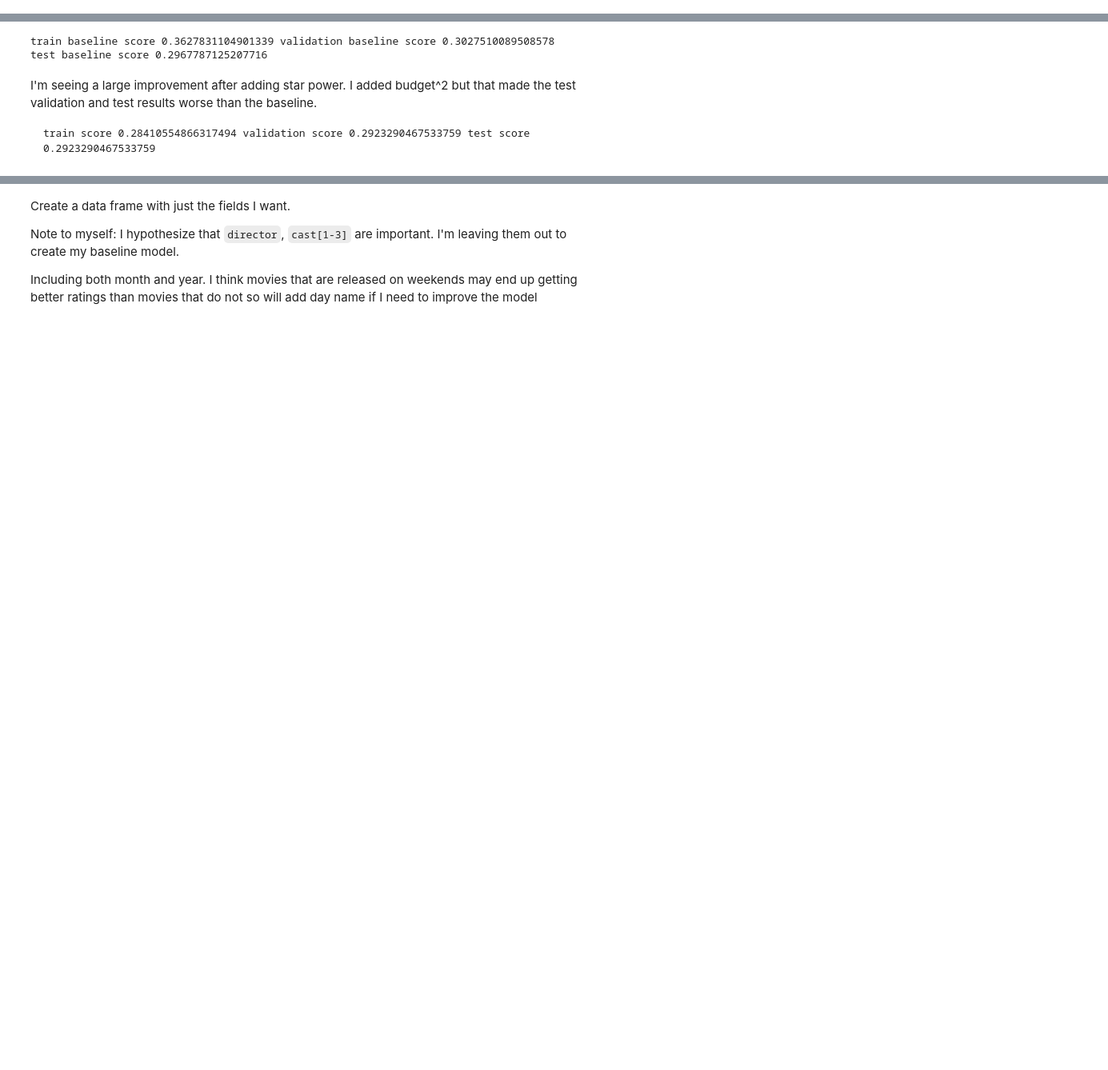
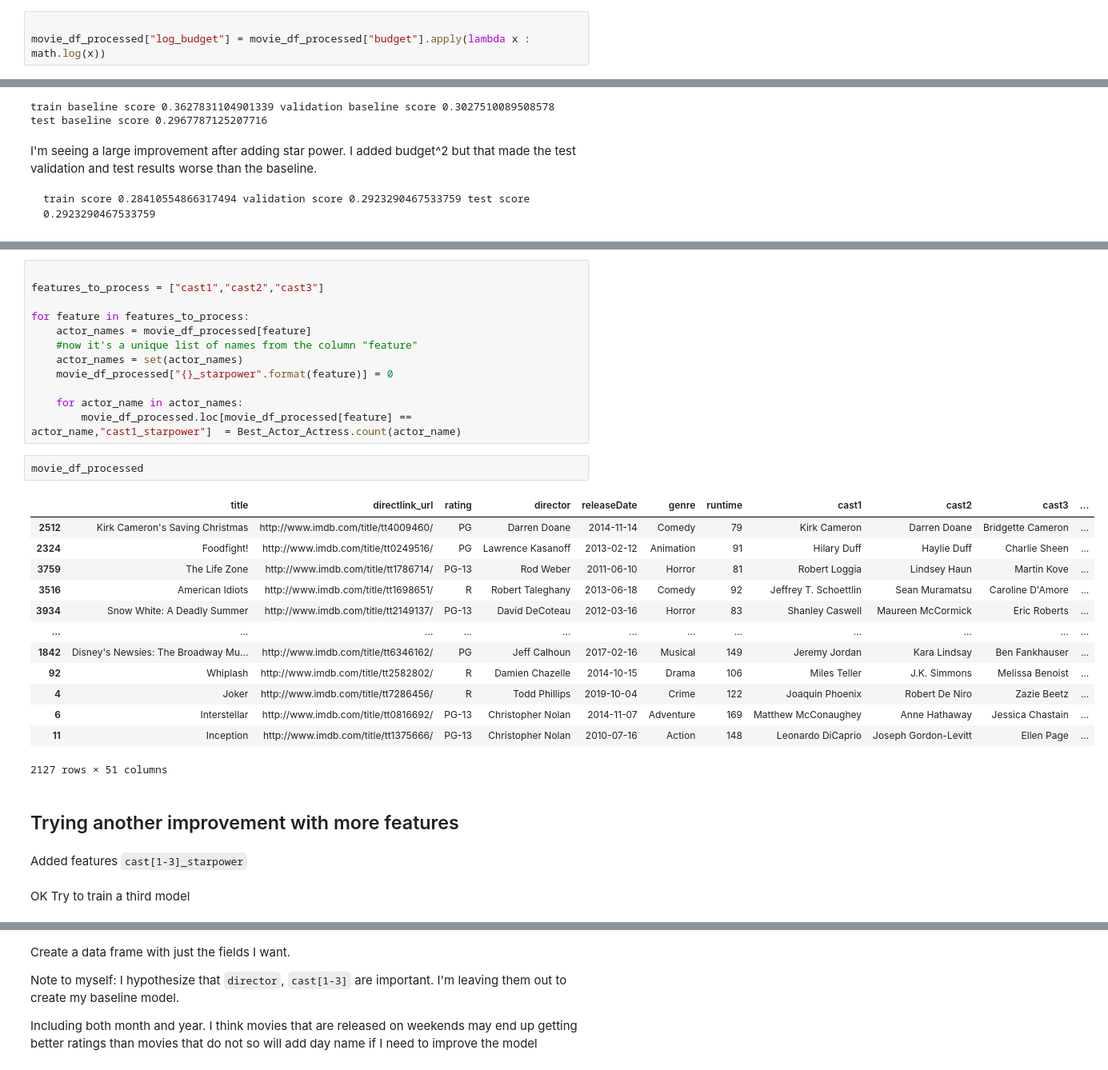
Before and after one commit to michael-a-green/Metis_Project2, a Jupyter notebook: Project2.ipynb, the cells around one changed output, grey strips where cells are left out. Shown at 80% size. Saved outputs shown, nothing was run; the diff lists cells and outputs as text; blank space fills up the shorter version.

```diff
--- a/Project2.ipynb
+++ b/Project2.ipynb
@@ -935,3 +940,6 @@ movie_df_processed["budget2"] = movie_df_processed["budget"]**2 - 100000000
+# %%
+
+movie_df_processed["log_budget"] = movie_df_processed["budget"].apply(lambda x : math.log(x))
 # %%
 movie_df_processed.columns
 # %% [output]
@@ -1009,0 +1126,34 @@ list(zip(X_train.columns, baseline_model.coef_))
+# %%
+
+features_to_process = ["cast1","cast2","cast3"]
+
+for feature in features_to_process:
+    actor_names = movie_df_processed[feature]
+    #now it's a unique list of names from the column "feature"
+    actor_names = set(actor_names)
+    movie_df_processed["{}_starpower".format(feature)] = 0
+
+    for actor_name in actor_names:
+        movie_df_processed.loc[movie_df_processed[feature] == actor_name,"cast1_starpower"]  = Best_Actor_Actress.count(actor_name)
+# %%
+movie_df_processed
+# %% [output]
+|  | title | directlink_url | rating | director | releaseDate | genre | runtime | cast1 | cast2 | cast3 | ... |
+| 2512 | Kirk Cameron's Saving Christmas | http://www.imdb.com/title/tt4009460/ | PG | Darren Doane | 2014-11-14 | Comedy | 79 | Kirk Cameron | Darren Doane | Bridgette Cameron | ... |
+| 2324 | Foodfight! | http://www.imdb.com/title/tt0249516/ | PG | Lawrence Kasanoff | 2013-02-12 | Animation | 91 | Hilary Duff | Haylie Duff | Charlie Sheen | ... |
+| 3759 | The Life Zone | http://www.imdb.com/title/tt1786714/ | PG-13 | Rod Weber | 2011-06-10 | Horror | 81 | Robert Loggia | Lindsey Haun | Martin Kove | ... |
+| 3516 | American Idiots | http://www.imdb.com/title/tt1698651/ | R | Robert Taleghany | 2013-06-18 | Comedy | 92 | Jeffrey T. Schoettlin | Sean Muramatsu | Caroline D'Amore | ... |
+| 3934 | Snow White: A Deadly Summer | http://www.imdb.com/title/tt2149137/ | PG-13 | David DeCoteau | 2012-03-16 | Horror | 83 | Shanley Caswell | Maureen McCormick | Eric Roberts | ... |
+| ... | ... | ... | ... | ... | ... | ... | ... | ... | ... | ... | ... |
+| 1842 | Disney's Newsies: The Broadway Mu... | http://www.imdb.com/title/tt6346162/ | PG | Jeff Calhoun | 2017-02-16 | Musical | 149 | Jeremy Jordan | Kara Lindsay | Ben Fankhauser | ... |
+| 92 | Whiplash | http://www.imdb.com/title/tt2582802/ | R | Damien Chazelle | 2014-10-15 | Drama | 106 | Miles Teller | J.K. Simmons | Melissa Benoist | ... |
+| 4 | Joker | http://www.imdb.com/title/tt7286456/ | R | Todd Phillips | 2019-10-04 | Crime | 122 | Joaquin Phoenix | Robert De Niro | Zazie Beetz | ... |
+| 6 | Interstellar | http://www.imdb.com/title/tt0816692/ | PG-13 | Christopher Nolan | 2014-11-07 | Adventure | 169 | Matthew McConaughey | Anne Hathaway | Jessica Chastain | ... |
+| 11 | Inception | http://www.imdb.com/title/tt1375666/ | PG-13 | Christopher Nolan | 2010-07-16 | Action | 148 | Leonardo DiCaprio | Joseph Gordon-Levitt | Ellen Page | ... |
+2127 rows × 51 columns
+# %% [markdown]
+## Trying another improvement with more features
+# %% [markdown]
+Added features `cast[1-3]_starpower`
+# %% [markdown]
+OK Try to train a third model
```
Also changed, not shown: parts of 19 cells of this notebook.
